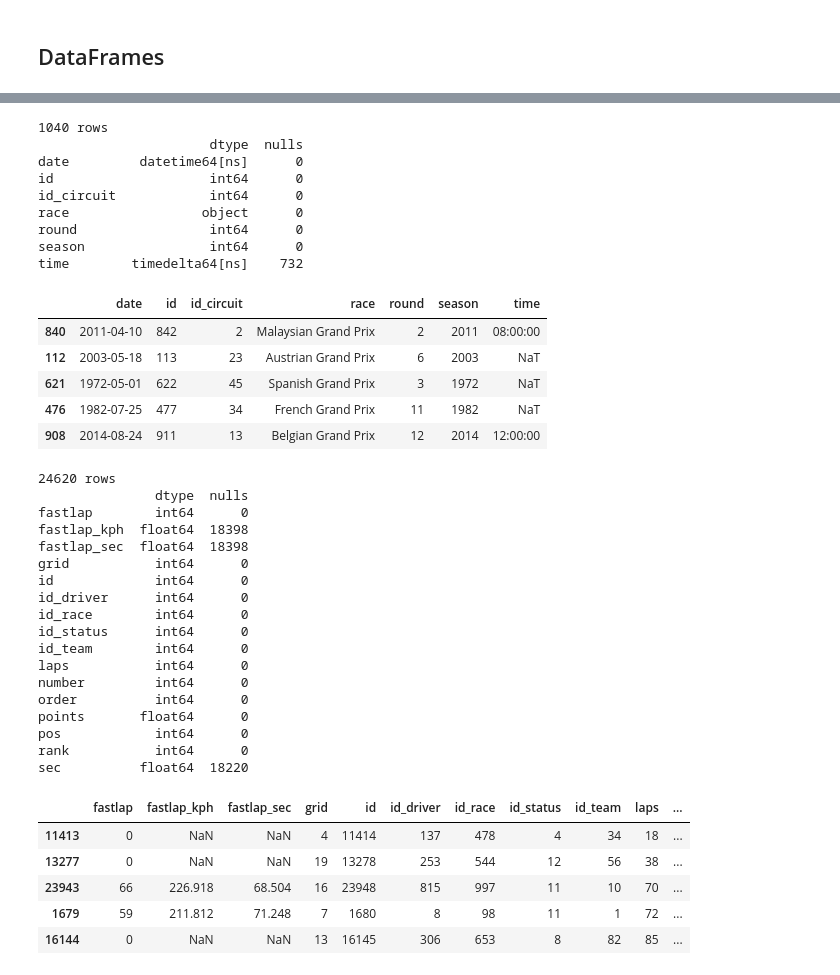
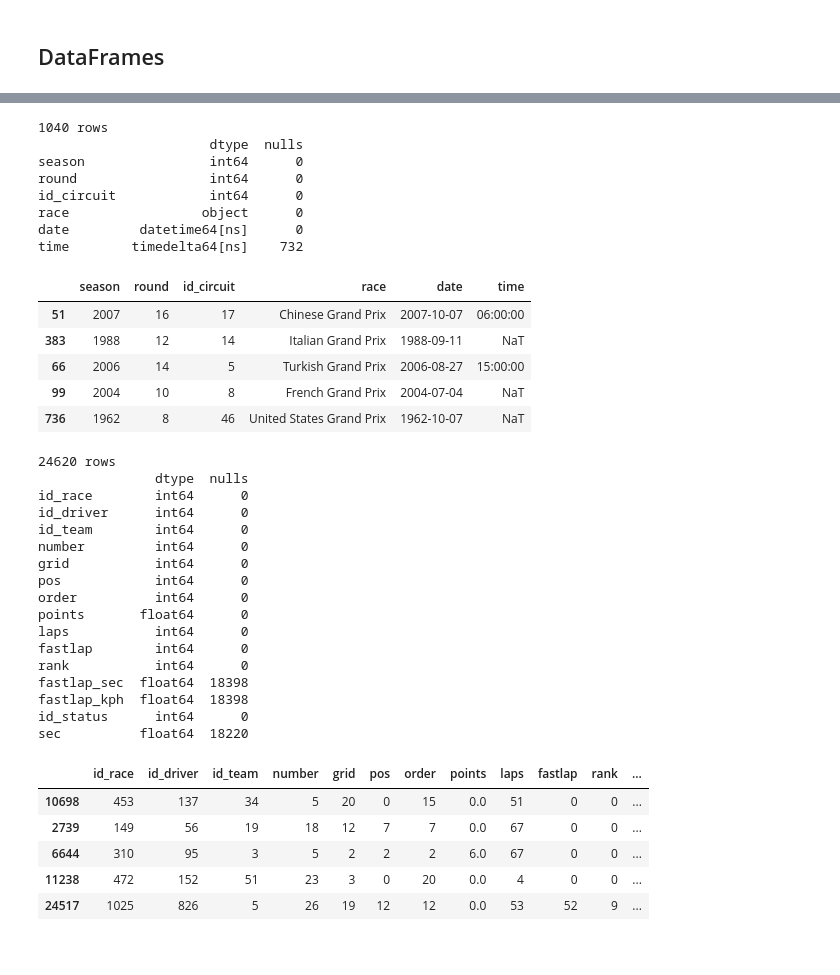
Before and after one commit to samkennerly/kingofsnake, a Jupyter notebook: books/etl/ergast_f1.ipynb, the cells around one changed output, grey strips where cells are left out. Saved outputs shown, nothing was run; the diff lists cells and outputs as text; code cells hidden in the pictures.

```diff
--- a/books/etl/ergast_f1.ipynb
+++ b/books/etl/ergast_f1.ipynb
@@ -11,10 +11,10 @@ Extract, transform, and load data from Ergast Formula 1 data.
 https://ergast.com/mrd/db
 # %%
 from etl import DATADIR, afew, ErgastF1
-ZIPPATH = DATADIR / 'ergast/ergastf1.zip'
+ZIPPATH = DATADIR / 'ergast/f1.zip'
 # %%
-tables = ErgastF1(ZIPPATH)
-tables.names
+f1 = ErgastF1(ZIPPATH)
+f1.names
 # %% [output]
 ['circuits.csv',
  'constructor_results.csv',
@@ -162,46 +158,44 @@ best       float64    134
 # %%
-afew(tables.races)
+afew(f1.races)
 # %% [output]
 1040 rows
                       dtype  nulls
-date         datetime64[ns]      0
-id                    int64      0
+season                int64      0
+round                 int64      0
 id_circuit            int64      0
 race                 object      0
-round                 int64      0
-season                int64      0
+date         datetime64[ns]      0
 time        timedelta64[ns]    732
-|  | date | id | id_circuit | race | round | season | time |
-| 840 | 2011-04-10 | 842 | 2 | Malaysian Grand Prix | 2 | 2011 | 08:00:00 |
-| 112 | 2003-05-18 | 113 | 23 | Austrian Grand Prix | 6 | 2003 | NaT |
-| 621 | 1972-05-01 | 622 | 45 | Spanish Grand Prix | 3 | 1972 | NaT |
-| 476 | 1982-07-25 | 477 | 34 | French Grand Prix | 11 | 1982 | NaT |
-| 908 | 2014-08-24 | 911 | 13 | Belgian Grand Prix | 12 | 2014 | 12:00:00 |
+|  | season | round | id_circuit | race | date | time |
+| 51 | 2007 | 16 | 17 | Chinese Grand Prix | 2007-10-07 | 06:00:00 |
+| 383 | 1988 | 12 | 14 | Italian Grand Prix | 1988-09-11 | NaT |
+| 66 | 2006 | 14 | 5 | Turkish Grand Prix | 2006-08-27 | 15:00:00 |
+| 99 | 2004 | 10 | 8 | French Grand Prix | 2004-07-04 | NaT |
+| 736 | 1962 | 8 | 46 | United States Grand Prix | 1962-10-07 | NaT |
 # %%
-afew(tables.results)
+afew(f1.results)
 # %% [output]
 24620 rows
                dtype  nulls
-fastlap        int64      0
-fastlap_kph  float64  18398
-fastlap_sec  float64  18398
+id_race        int64      0
+id_driver      int64      0
+id_team        int64      0
+number         int64      0
 grid           int64      0
-id             int64      0
-id_driver      int64      0
-id_race        int64      0
-id_status      int64      0
-id_team        int64      0
-laps           int64      0
-number         int64      0
+pos            int64      0
 order          int64      0
 points       float64      0
-pos            int64      0
+laps           int64      0
+fastlap        int64      0
 rank           int64      0
+fastlap_sec  float64  18398
+fastlap_kph  float64  18398
+id_status      int64      0
 sec          float64  18220
-|  | fastlap | fastlap_kph | fastlap_sec | grid | id | id_driver | id_race | id_status | id_team | laps | ... |
-| 11413 | 0 | NaN | NaN | 4 | 11414 | 137 | 478 | 4 | 34 | 18 | ... |
-| 13277 | 0 | NaN | NaN | 19 | 13278 | 253 | 544 | 12 | 56 | 38 | ... |
-| 23943 | 66 | 226.918 | 68.504 | 16 | 23948 | 815 | 997 | 11 | 10 | 70 | ... |
-| 1679 | 59 | 211.812 | 71.248 | 7 | 1680 | 8 | 98 | 11 | 1 | 72 | ... |
-| 16144 | 0 | NaN | NaN | 13 | 16145 | 306 | 653 | 8 | 82 | 85 | ... |
+|  | id_race | id_driver | id_team | number | grid | pos | order | points | laps | fastlap | rank | ... |
+| 10698 | 453 | 137 | 34 | 5 | 20 | 0 | 15 | 0.0 | 51 | 0 | 0 | ... |
+| 2739 | 149 | 56 | 19 | 18 | 12 | 7 | 7 | 0.0 | 67 | 0 | 0 | ... |
+| 6644 | 310 | 95 | 3 | 5 | 2 | 2 | 2 | 6.0 | 67 | 0 | 0 | ... |
+| 11238 | 472 | 152 | 51 | 23 | 3 | 0 | 20 | 0.0 | 4 | 0 | 0 | ... |
+| 24517 | 1025 | 826 | 5 | 26 | 19 | 12 | 12 | 0.0 | 53 | 52 | 9 | ... |
 # %%
```
Also changed, not shown: parts of 11 cells of this notebook, 1 other file.
